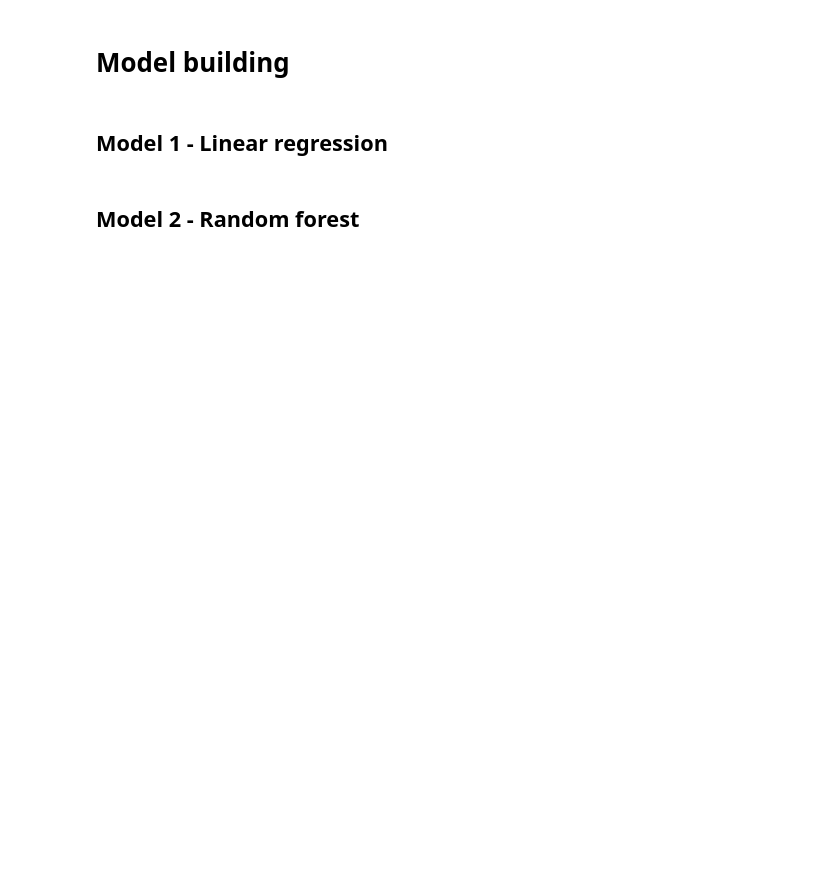
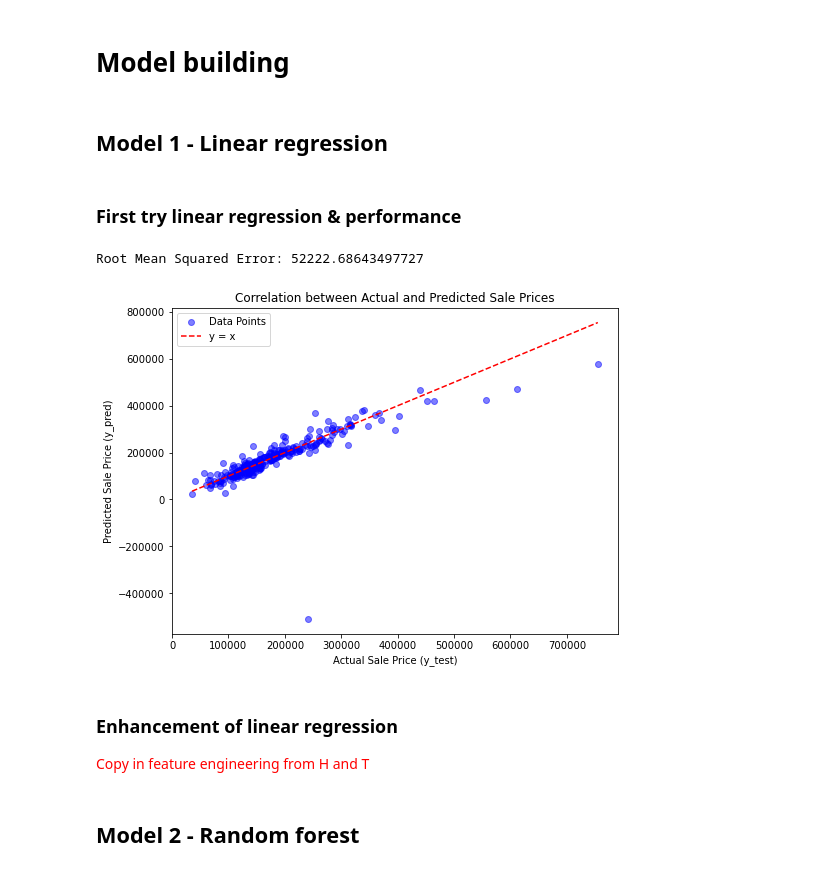
Before and after one commit to hakonsonstebo/HPP, a Jupyter notebook: HPP.ipynb, the cells around one changed output. Drawn from its saved outputs; the diff is of its cells as text; code cells hidden in the pictures; blank space fills up the shorter version.

```diff
--- a/HPP.ipynb
+++ b/HPP.ipynb
@@ -24,0 +129,6 @@ Explanation of this Jupyter notebook.
+# %%
+#Create list of columns which miss more values than 80%.
+columns_to_drop = missing_values_count[missing_values_count > 0.8*1460].index
+
+train_df.drop(columns=columns_to_drop, inplace=True)
+train_df.shape
@@ -24,0 +171,3 @@ Explanation of this Jupyter notebook.
+# %%
+test_df = pd.read_csv('processed_test_df')
+train_test_df = pd.concat([train_df,test_df],axis=0)
@@ -24,0 +239,6 @@ Explanation of this Jupyter notebook.
+# %%
+HPP_data_Train = train_test_df.iloc[:1460,:]
+HPP_data_Test = train_test_df.iloc[1460:,:]
+
+#Dropping SalePrice in test-data. This is the value we are going to predict.
+HPP_data_Test.drop(['SalePrice'],axis=1,inplace=True)
@@ -26,5 +251,59 @@ Explanation of this Jupyter notebook.
 # Model building
 # %% [markdown]
 ## Model 1 - Linear regression
+# %% [markdown]
+### First try linear regression & performance
+# %%
+# Import the necessary libraries
+from sklearn.linear_model import LinearRegression
+from sklearn.metrics import mean_squared_error
+from sklearn.model_selection import train_test_split
+
+# X_train contains features, and y_train contains the target variable (SalePrice).
+X_train= HPP_data_Train.drop(['SalePrice'],axis=1)
+y_train= HPP_data_Train['SalePrice']
+
+#Below we split the training data into train and test, so that we have labels for the actual Sale price.
+#This is used to analyze our model to further enhance it.
+
+# Split your data into training and testing sets
+X_train, X_test, y_train, y_test = train_test_split(X_train, y_train, test_size=0.2, random_state=42)
+
+#Initialize the linear regression model
+linear_regression_model = LinearRegression()
+
+# Fit the liner_regression_model to the training data
+linear_regression_model.fit(X_train, y_train)
+
+# Make predictions on the test data
+y_pred = linear_regression_model.predict(X_test)
+
+# Calculate the Mean Squared Error (MSE) to evaluate the liner_regression_model's performance
+mse = mean_squared_error(y_test, y_pred)
+
+# Calculate the Root Mean Squared Error (RMSE) by taking the square root of MSE
+import math
+rmse = math.sqrt(mse)
+
+# Print the RMSE
+print("Root Mean Squared Error:", rmse)
+
+
+
+# Create a scatter plot to visualize the correlation
+plt.figure(figsize=(8, 6))
+plt.scatter(y_test, y_pred, c='blue', alpha=0.5, label='Data Points')
+plt.plot([min(y_test), max(y_test)], [min(y_test), max(y_test)], color='red', linestyle='--', label='y = x')
+plt.xlabel("Actual Sale Price (y_test)")
+plt.ylabel("Predicted Sale Price (y_pred)")
+plt.title("Correlation between Actual and Predicted Sale Prices")
+plt.legend()
+plt.show()
+# %% [output]
+Root Mean Squared Error: 52222.68643497727
+[figure, added]
+# %% [markdown]
+### Enhancement of linear regression
+<font color='red'>Copy in feature engineering from H and T</font>
 # %% [markdown]
 ## Model 2 - Random forest
```
Also changed, not shown: parts of 40 cells of this notebook, 3 other files.
